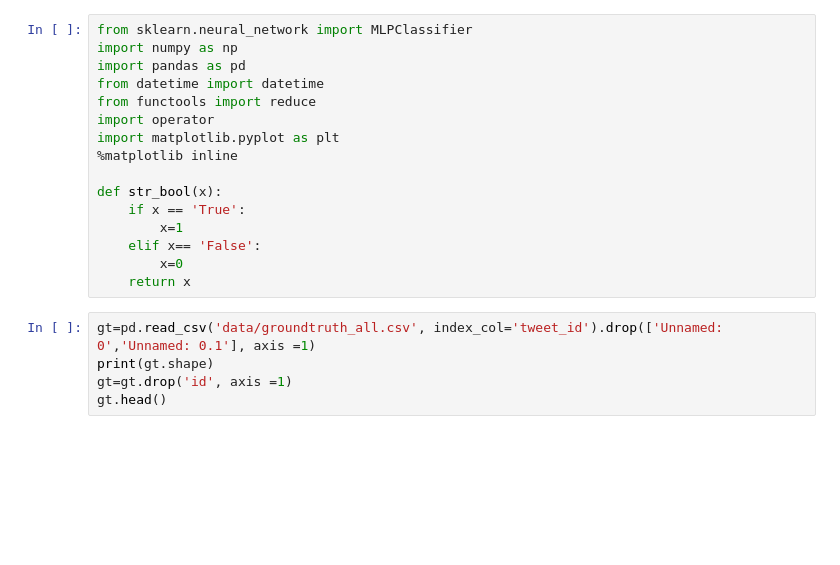
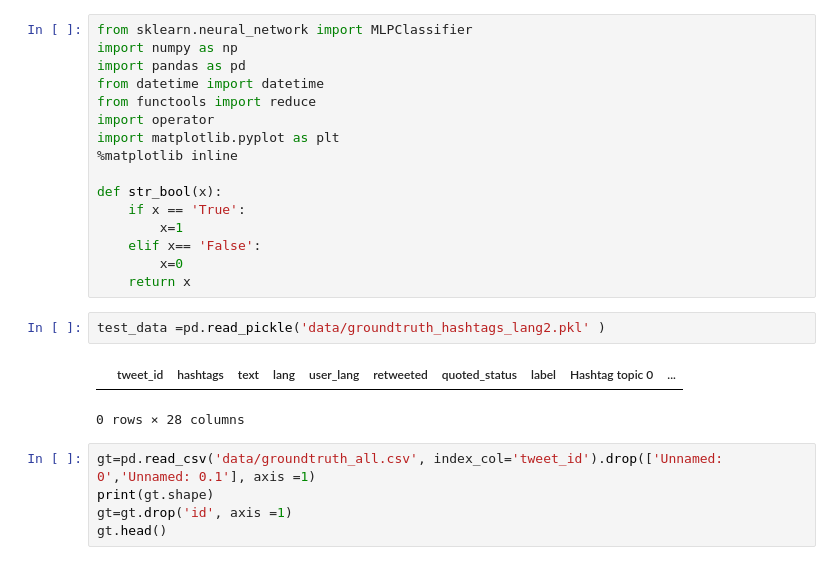
Before and after one commit to valstrl/CSM-project, a Jupyter notebook: mlp.ipynb, the cells around one changed output. Drawn from its saved outputs; the diff is of its cells as text; blank space fills up the shorter version.

```diff
--- a/mlp.ipynb
+++ b/mlp.ipynb
@@ -18,6 +18,11 @@ def str_bool(x):
     elif x== 'False':
         x=0
     return x
+# %%
+test_data =pd.read_pickle('data/groundtruth_hashtags_lang2.pkl' )
+# %% [output]
+|  | tweet_id | hashtags | text | lang | user_lang | retweeted | quoted_status | label | Hashtag topic 0 | ... |
+0 rows × 28 columns
 # %%
 gt=pd.read_csv('data/groundtruth_all.csv', index_col='tweet_id').drop(['Unnamed: 0','Unnamed: 0.1'], axis =1)
 print(gt.shape)
```
Also changed, not shown: parts of 14 cells of this notebook, 5 other files.
